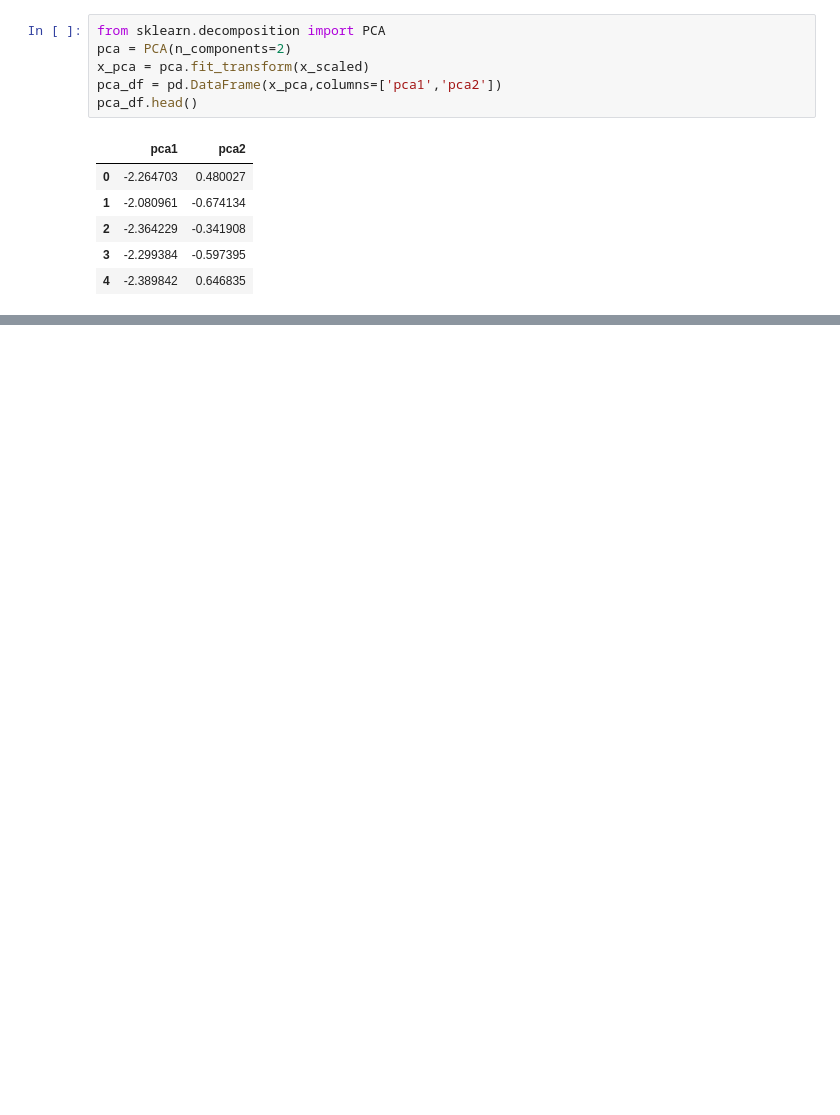
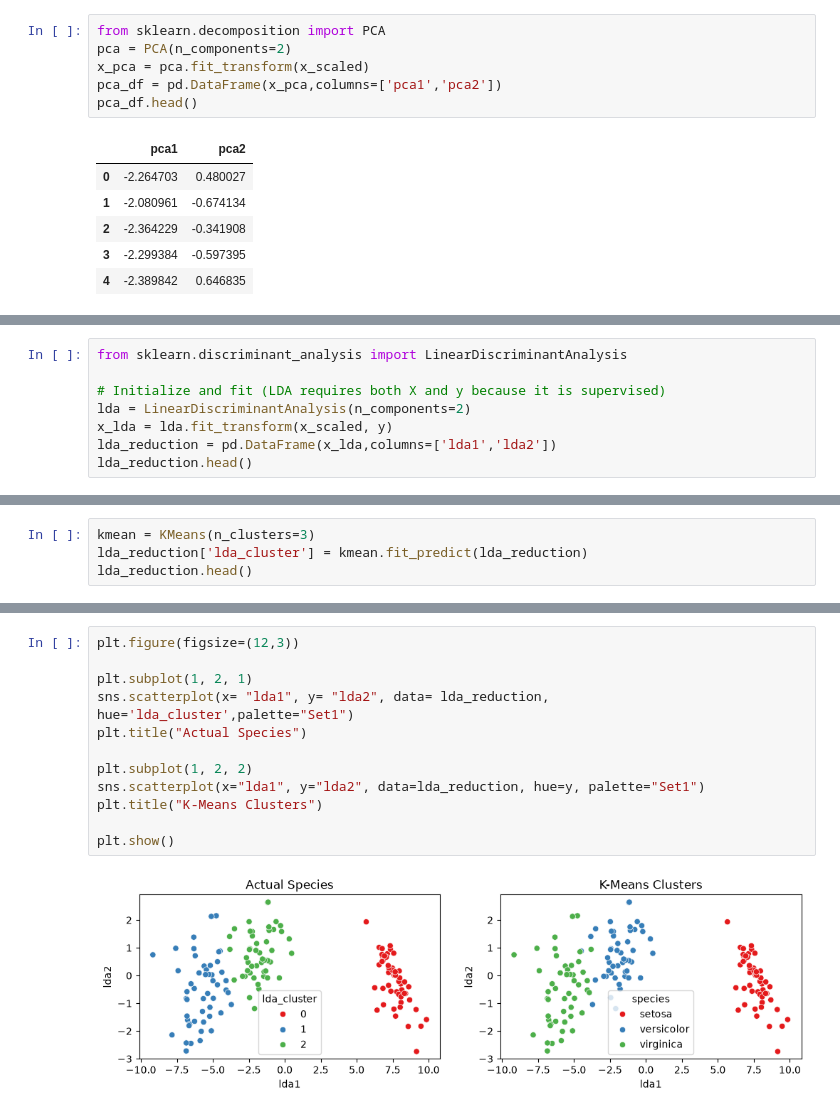
Before and after one commit to shivamanitripathi72/ml_excersise, a Jupyter notebook: day24.ipynb, the cells around one changed output, grey strips where cells are left out. Drawn from its saved outputs; the diff is of its cells as text; blank space fills up the shorter version.

```diff
--- a/day24.ipynb
+++ b/day24.ipynb
@@ -105,0 +93,8 @@ plt.show()
+# %%
+from sklearn.discriminant_analysis import LinearDiscriminantAnalysis
+
+# Initialize and fit (LDA requires both X and y because it is supervised)
+lda = LinearDiscriminantAnalysis(n_components=2)
+x_lda = lda.fit_transform(x_scaled, y)
+lda_reduction = pd.DataFrame(x_lda,columns=['lda1','lda2'])
+lda_reduction.head()
@@ -105,0 +108,4 @@ plt.show()
+# %%
+kmean = KMeans(n_clusters=3)
+lda_reduction['lda_cluster'] = kmean.fit_predict(lda_reduction)
+lda_reduction.head()
@@ -105,0 +119,14 @@ plt.show()
+# %%
+plt.figure(figsize=(12,3))
+
+plt.subplot(1, 2, 1)
+sns.scatterplot(x= "lda1", y= "lda2", data= lda_reduction, hue='lda_cluster',palette="Set1")
+plt.title("Actual Species")
+
+plt.subplot(1, 2, 2)
+sns.scatterplot(x="lda1", y="lda2", data=lda_reduction, hue=y, palette="Set1")
+plt.title("K-Means Clusters")
+
+plt.show()
+# %% [output]
+[figure, added]
```
Also changed, not shown: parts of 7 cells of this notebook.
